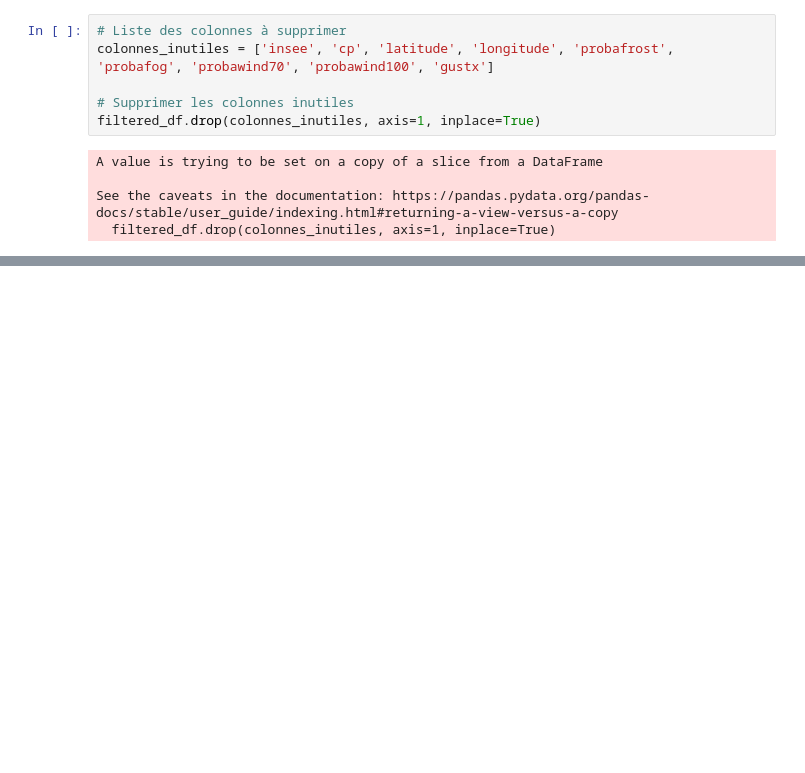
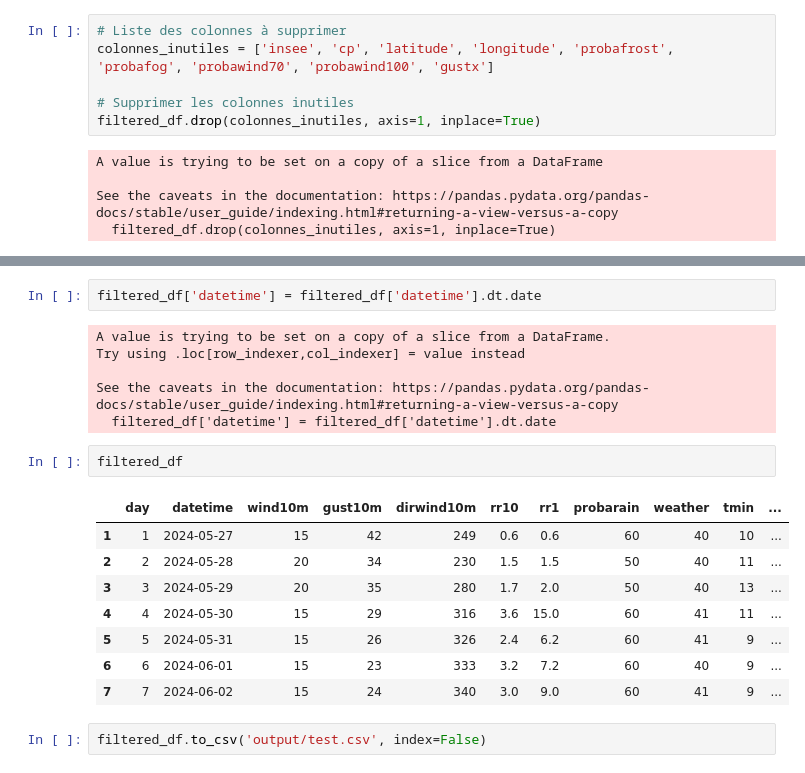
Before and after one commit to chauffapagnan/controleur-api, a Jupyter notebook: prediction/test_set_script.ipynb, the cells around one changed output, grey strips where cells are left out. Drawn from its saved outputs; the diff is of its cells as text; blank space fills up the shorter version.

```diff
--- a/prediction/energy_prediction.ipynb
+++ b/prediction/test_set_script.ipynb
@@ -140,3 +140,24 @@ filtered_df
 | 5 | 5 | 2024-05-31 02:00:00+02:00 | 15 | 26 | 326 | 2.4 | 6.2 | 60 | 41 | 9 | ... |
 | 6 | 6 | 2024-06-01 02:00:00+02:00 | 15 | 23 | 333 | 3.2 | 7.2 | 60 | 40 | 9 | ... |
 | 7 | 7 | 2024-06-02 02:00:00+02:00 | 15 | 24 | 340 | 3.0 | 9.0 | 60 | 41 | 9 | ... |
+# %%
+filtered_df['datetime'] = filtered_df['datetime'].dt.date
+# %% [output]
+A value is trying to be set on a copy of a slice from a DataFrame.
+Try using .loc[row_indexer,col_indexer] = value instead
+
+See the caveats in the documentation: https://pandas.pydata.org/pandas-docs/stable/user_guide/indexing.html#returning-a-view-versus-a-copy
+  filtered_df['datetime'] = filtered_df['datetime'].dt.date
+# %%
+filtered_df
+# %% [output]
+|  | day | datetime | wind10m | gust10m | dirwind10m | rr10 | rr1 | probarain | weather | tmin | ... |
+| 1 | 1 | 2024-05-27 | 15 | 42 | 249 | 0.6 | 0.6 | 60 | 40 | 10 | ... |
+| 2 | 2 | 2024-05-28 | 20 | 34 | 230 | 1.5 | 1.5 | 50 | 40 | 11 | ... |
+| 3 | 3 | 2024-05-29 | 20 | 35 | 280 | 1.7 | 2.0 | 50 | 40 | 13 | ... |
+| 4 | 4 | 2024-05-30 | 15 | 29 | 316 | 3.6 | 15.0 | 60 | 41 | 11 | ... |
+| 5 | 5 | 2024-05-31 | 15 | 26 | 326 | 2.4 | 6.2 | 60 | 41 | 9 | ... |
+| 6 | 6 | 2024-06-01 | 15 | 23 | 333 | 3.2 | 7.2 | 60 | 40 | 9 | ... |
+| 7 | 7 | 2024-06-02 | 15 | 24 | 340 | 3.0 | 9.0 | 60 | 41 | 9 | ... |
+# %%
+filtered_df.to_csv('output/test.csv', index=False)
```
Also changed, not shown: 9 other files.
